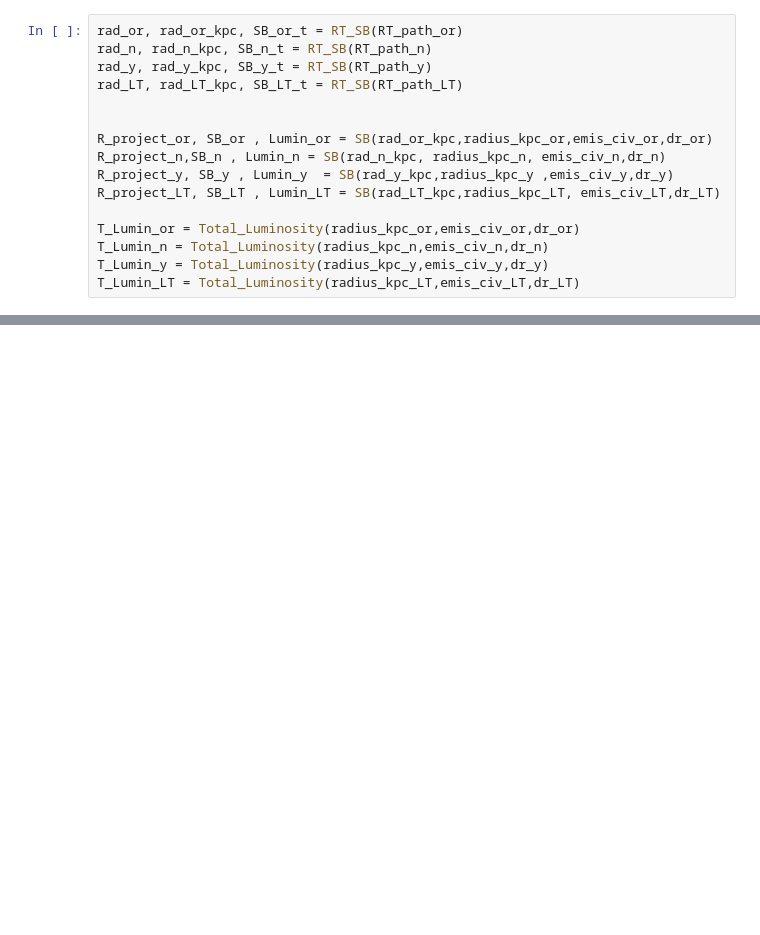
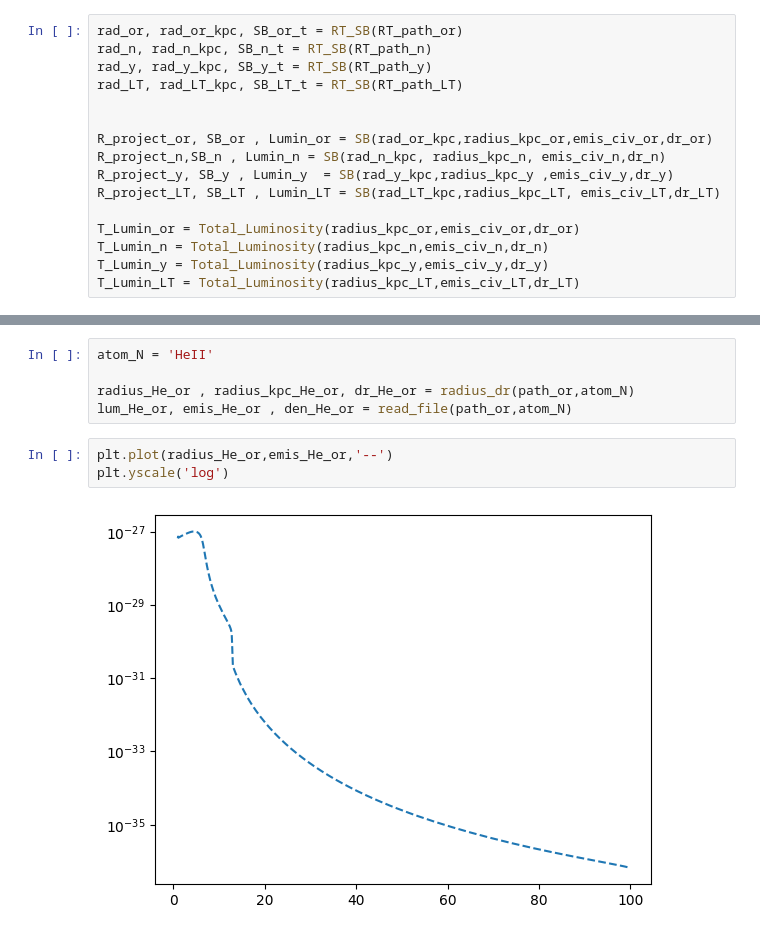
Before and after one commit to jin981016/Data_CIV_code_python, a Jupyter notebook: CLOUDY_Data.ipynb, the cells around one changed output, grey strips where cells are left out. Saved outputs shown, nothing was run; the diff lists cells and outputs as text; blank space fills up the shorter version.

```diff
--- a/CLOUDY_Data.ipynb
+++ b/CLOUDY_Data.ipynb
@@ -221,0 +231,10 @@ plt.xlim(-0.5,20)
+# %%
+atom_N = 'HeII'
+
+radius_He_or , radius_kpc_He_or, dr_He_or = radius_dr(path_or,atom_N)
+lum_He_or, emis_He_or , den_He_or = read_file(path_or,atom_N)
+# %%
+plt.plot(radius_He_or,emis_He_or,'--')
+plt.yscale('log')
+# %% [output]
+[figure, added]
```
Also changed, not shown: parts of 4 cells of this notebook, 38 other files.
